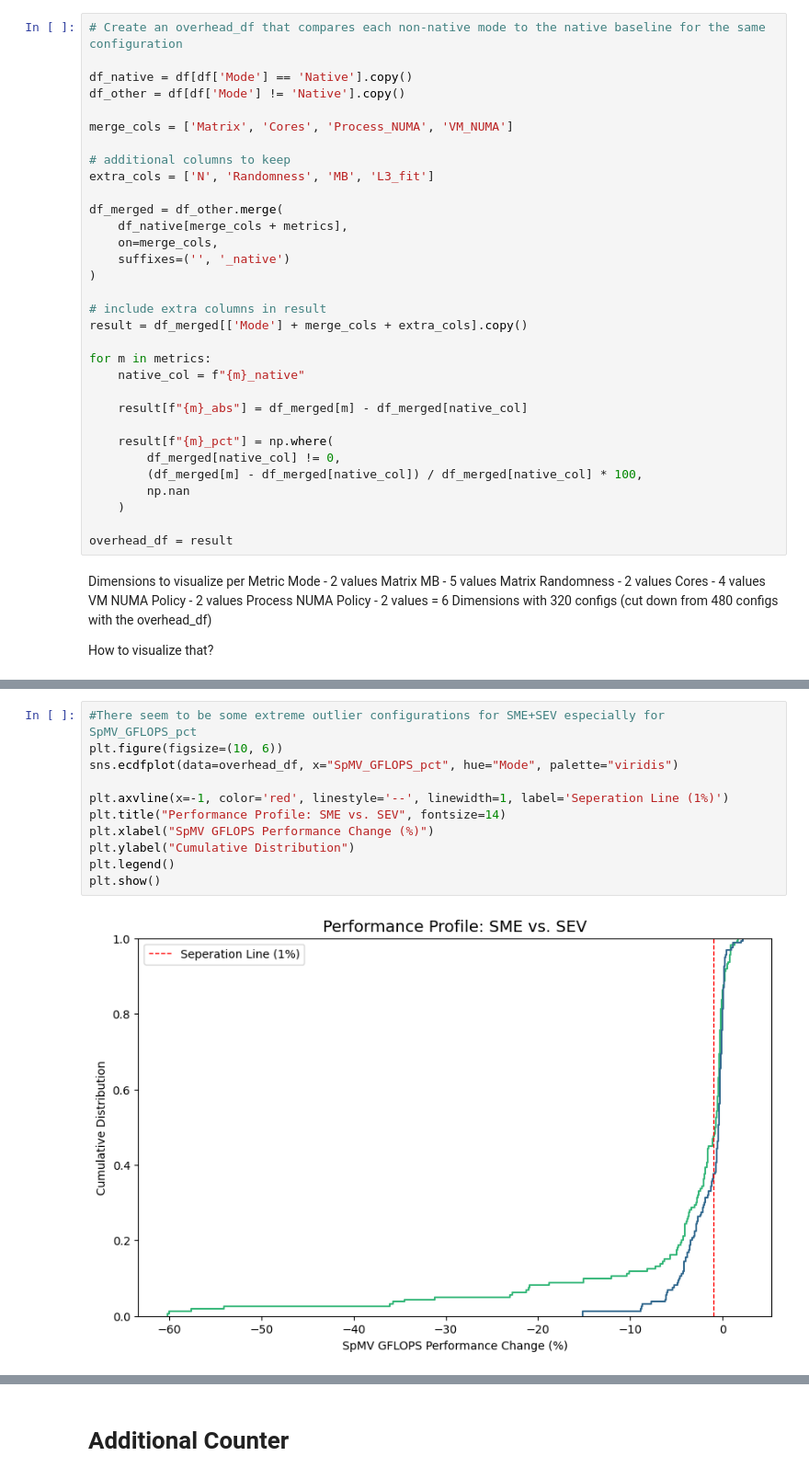
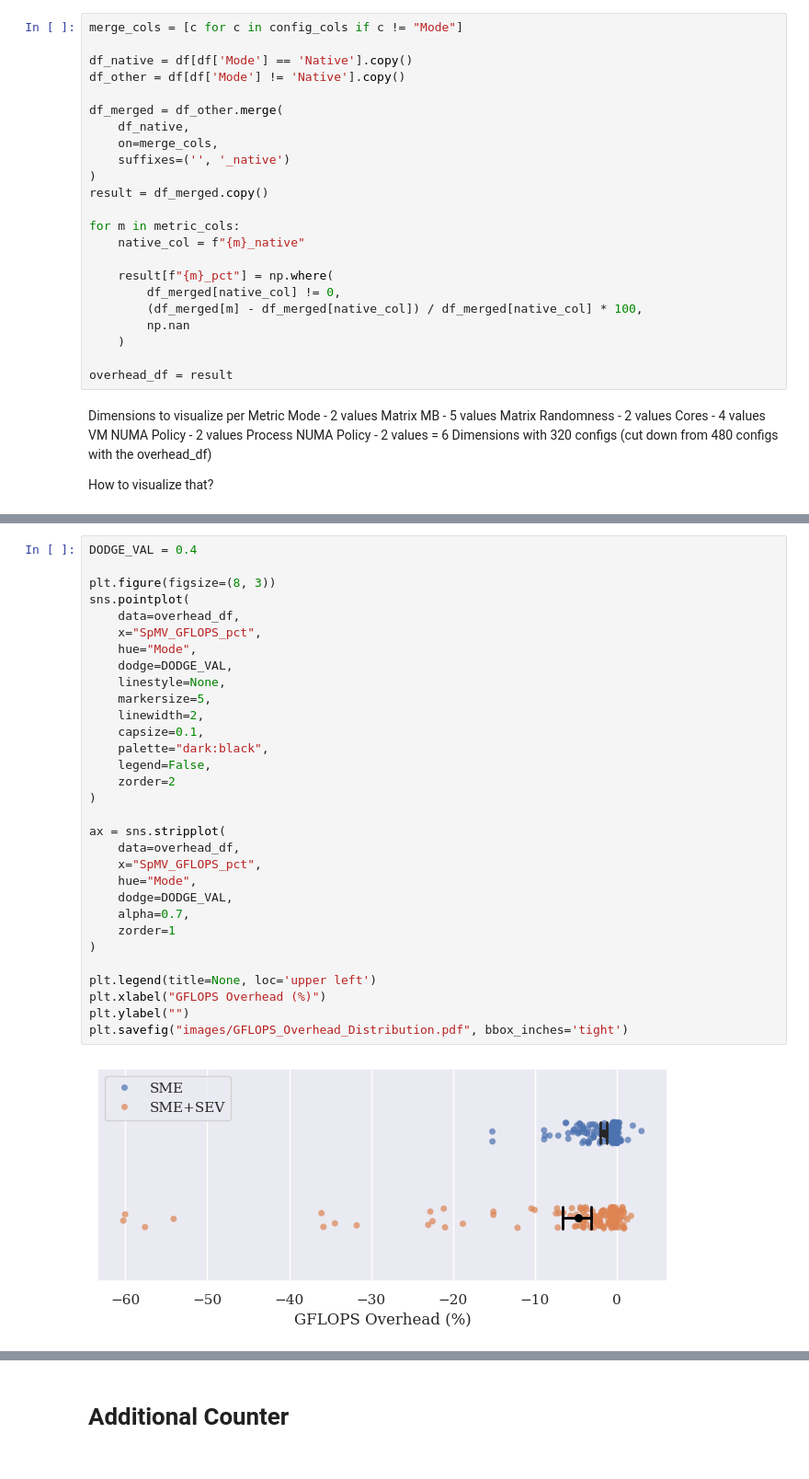
Before and after one commit to engelsm/MA-bench-framework, a Jupyter notebook: benchmark/spmv/analysis.ipynb, the cells around one changed output, grey strips where cells are left out. Shown at 92% size. Cells and saved outputs as stored; diff of their text form.

```diff
--- a/benchmark/spmv/analysis.ipynb
+++ b/benchmark/spmv/analysis.ipynb
@@ -417,27 +498,18 @@ df.head()
 # %%
-# Create an overhead_df that compares each non-native mode to the native baseline for the same configuration
+merge_cols = [c for c in config_cols if c != "Mode"]
 
 df_native = df[df['Mode'] == 'Native'].copy()
 df_other = df[df['Mode'] != 'Native'].copy()
 
-merge_cols = ['Matrix', 'Cores', 'Process_NUMA', 'VM_NUMA']
-
-# additional columns to keep
-extra_cols = ['N', 'Randomness', 'MB', 'L3_fit']
-
 df_merged = df_other.merge(
-    df_native[merge_cols + metrics],
+    df_native,
     on=merge_cols,
     suffixes=('', '_native')
 )
+result = df_merged.copy()
 
-# include extra columns in result
-result = df_merged[['Mode'] + merge_cols + extra_cols].copy()
-
-for m in metrics:
+for m in metric_cols:
     native_col = f"{m}_native"
-
-    result[f"{m}_abs"] = df_merged[m] - df_merged[native_col]
 
     result[f"{m}_pct"] = np.where(
         df_merged[native_col] != 0,
@@ -460,14 +539,34 @@ How to visualize that?
 # %%
-#There seem to be some extreme outlier configurations for SME+SEV especially for SpMV_GFLOPS_pct
-plt.figure(figsize=(10, 6))
-sns.ecdfplot(data=overhead_df, x="SpMV_GFLOPS_pct", hue="Mode", palette="viridis")
+DODGE_VAL = 0.4
 
-plt.axvline(x=-1, color='red', linestyle='--', linewidth=1, label='Seperation Line (1%)')
-plt.title("Performance Profile: SME vs. SEV", fontsize=14)
-plt.xlabel("SpMV GFLOPS Performance Change (%)")
-plt.ylabel("Cumulative Distribution")
-plt.legend()
-plt.show()
+plt.figure(figsize=(8, 3))
+sns.pointplot(
+    data=overhead_df,
+    x="SpMV_GFLOPS_pct",
+    hue="Mode",
+    dodge=DODGE_VAL,
+    linestyle=None,
+    markersize=5,
+    linewidth=2,
+    capsize=0.1,
+    palette="dark:black",
+	legend=False,
+	zorder=2
+)
+
+ax = sns.stripplot(
+    data=overhead_df,
+    x="SpMV_GFLOPS_pct",
+    hue="Mode",
+    dodge=DODGE_VAL,
+    alpha=0.7,
+	zorder=1
+)
+
+plt.legend(title=None, loc='upper left')
+plt.xlabel("GFLOPS Overhead (%)")
+plt.ylabel("")
+plt.savefig("images/GFLOPS_Overhead_Distribution.pdf", bbox_inches='tight')
 # %% [output]
-[figure, old version]
+[figure, new version]
 # %%
```
Also changed, not shown: parts of 35 cells of this notebook, 2 other files.
